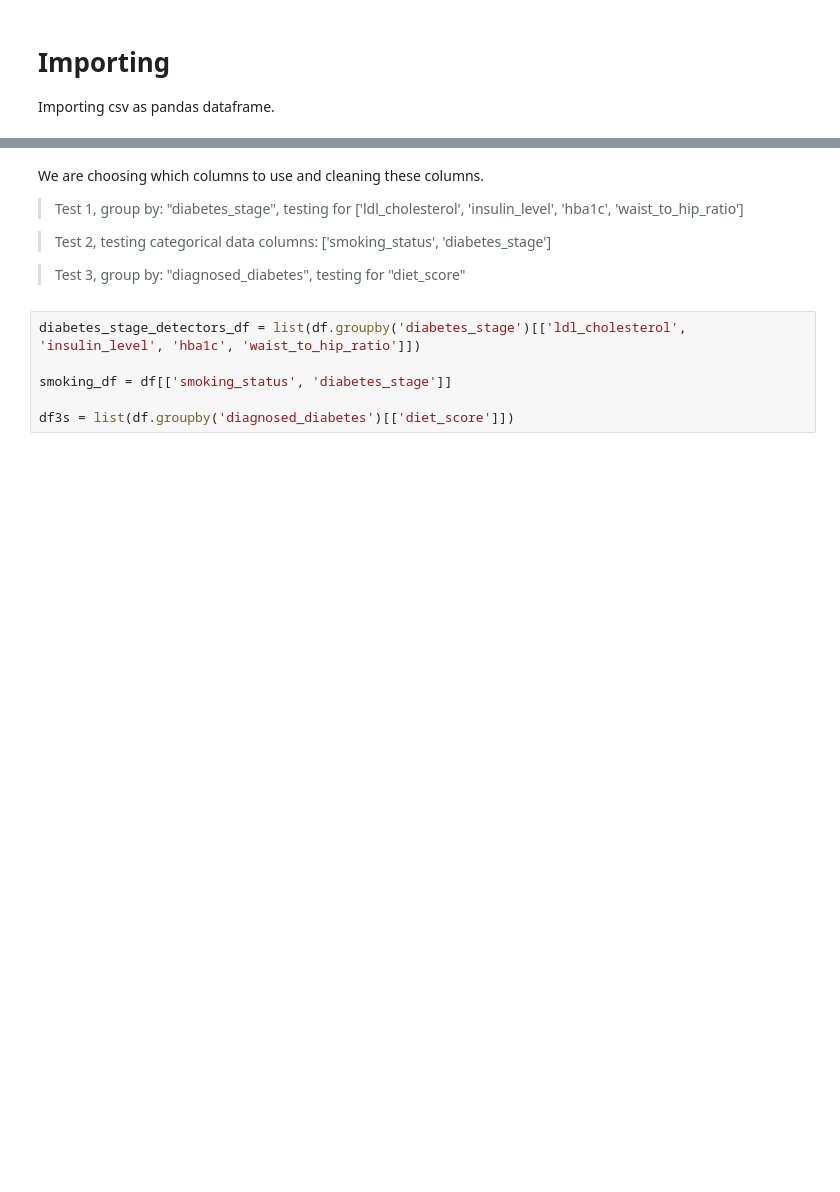
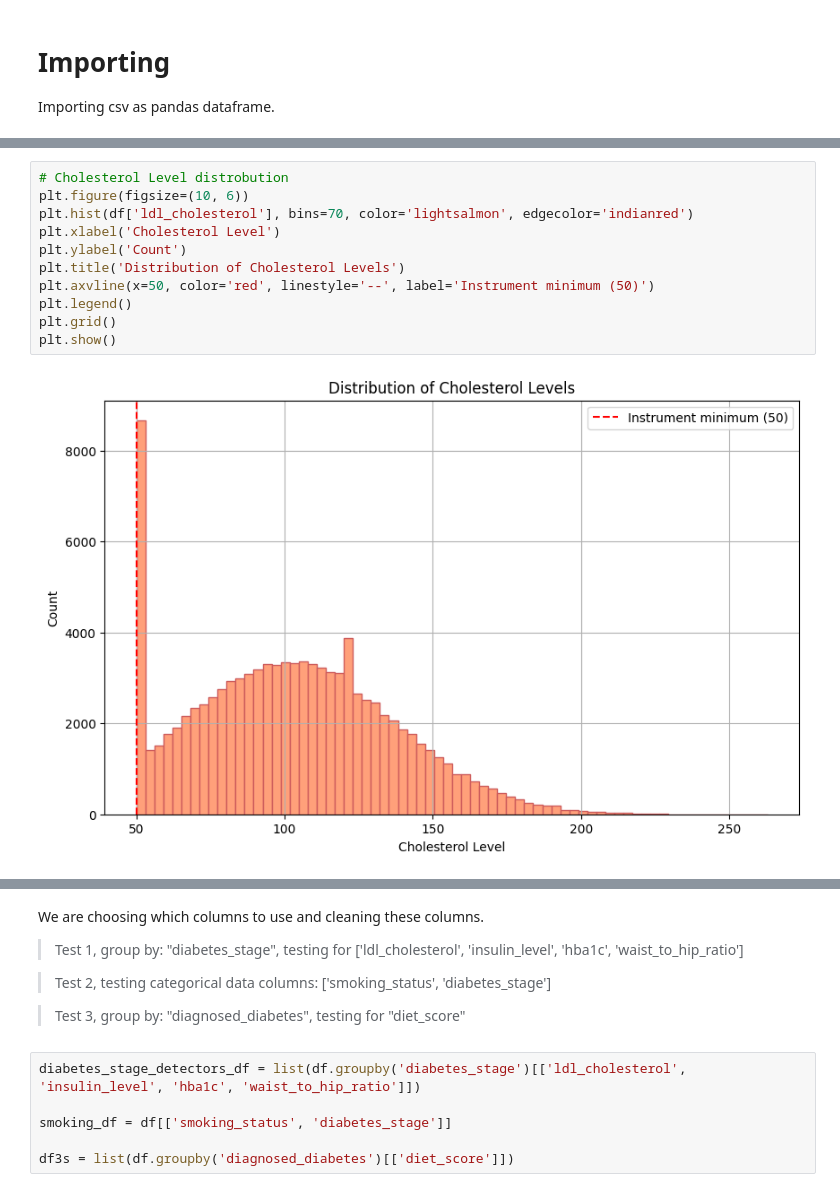
Before and after one commit to XaelZeph/CMSC320_FinalProject, a Jupyter notebook: PreprocessingAndAnalysis.ipynb, the cells around one changed output, grey strips where cells are left out. Drawn from its saved outputs; the diff is of its cells as text; blank space fills up the shorter version.

```diff
--- a/PreprocessingAndAnalysis.ipynb
+++ b/PreprocessingAndAnalysis.ipynb
@@ -17,0 +35,13 @@ We believe that there are boundary conditions for the Ldl Cholesterol and Insuli
+# %%
+# Cholesterol Level distrobution
+plt.figure(figsize=(10, 6))
+plt.hist(df['ldl_cholesterol'], bins=70, color='lightsalmon', edgecolor='indianred')
+plt.xlabel('Cholesterol Level')
+plt.ylabel('Count')
+plt.title('Distribution of Cholesterol Levels')
+plt.axvline(x=50, color='red', linestyle='--', label='Instrument minimum (50)')
+plt.legend()
+plt.grid()
+plt.show()
+# %% [output]
+[figure, added]
```
Also changed, not shown: parts of 49 cells of this notebook.
